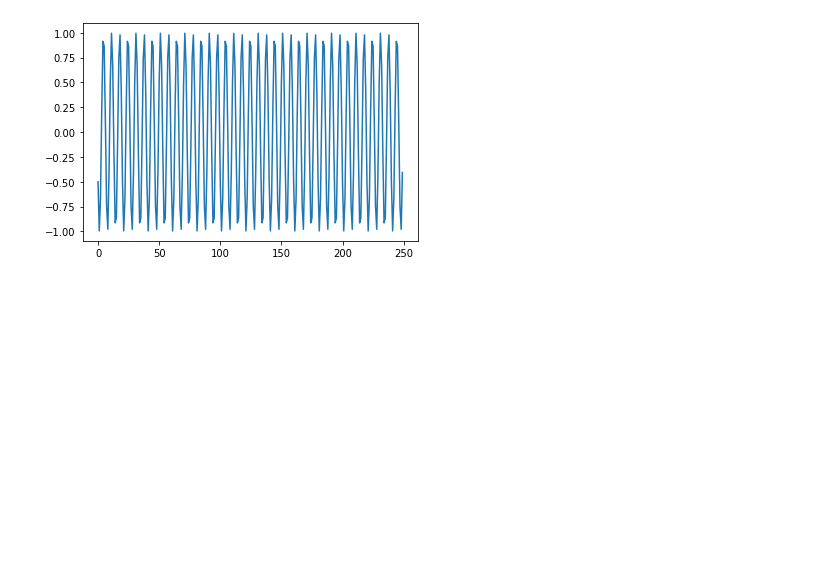
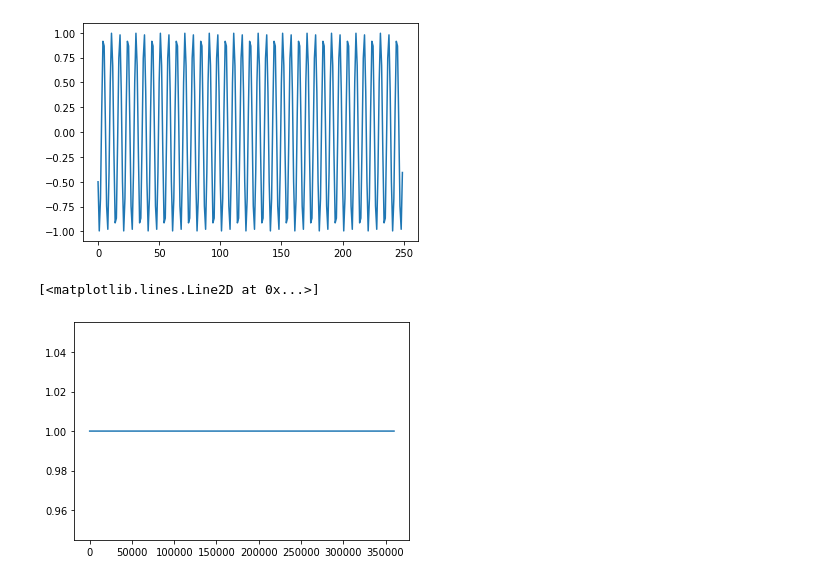
Before and after one commit to magborresen/spc8, a Jupyter notebook: dev/chirp.ipynb, the cells around one changed output. Drawn from its saved outputs; the diff is of its cells as text; code cells hidden in the pictures; blank space fills up the shorter version.

```diff
--- a/dev/chirp.ipynb
+++ b/dev/chirp.ipynb
@@ -52,3 +53,8 @@ plt.plot(n, sig.real)
 # %% [output]
 [<matplotlib.lines.Line2D at 0x...>]
 [figure]
+# %%
+plt.plot(np.abs(np.conj(sig) * sig))
+# %% [output]
+[<matplotlib.lines.Line2D at 0x...>]
+[figure, added]
```
Also changed, not shown: parts of 2 cells of this notebook, 1 other file.
